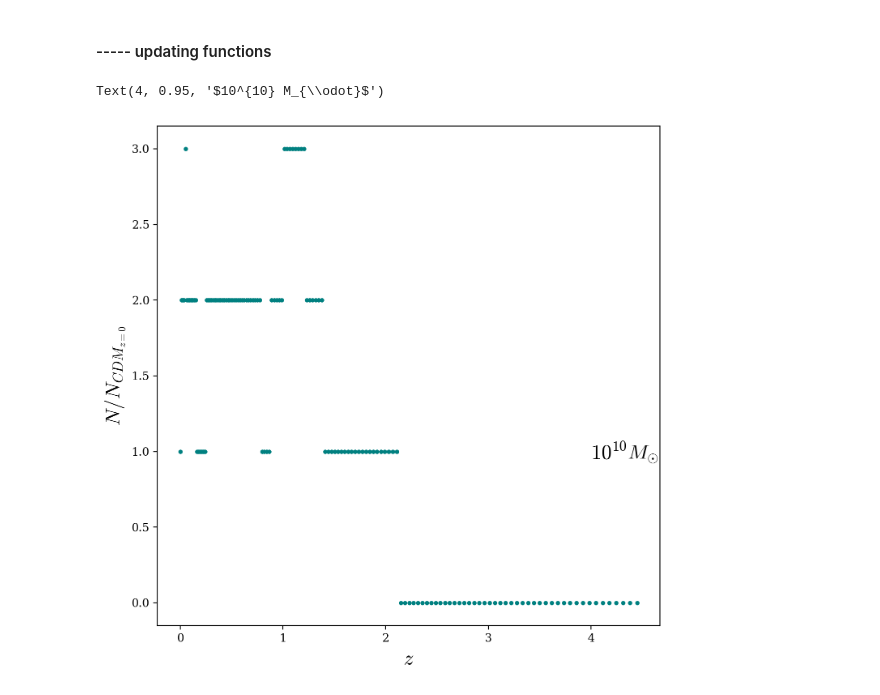
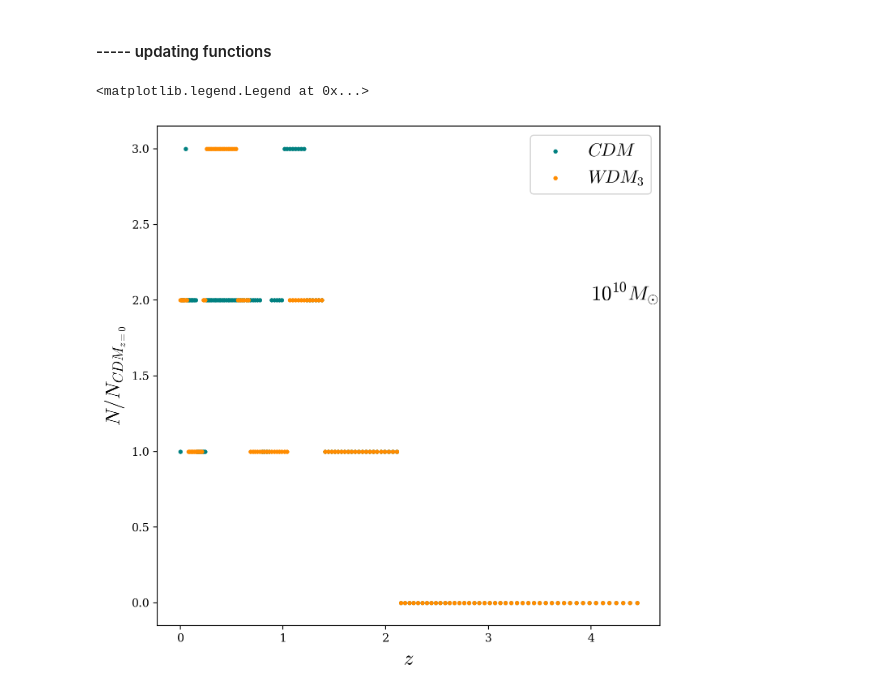
Before and after one commit to theotherlogan/nsbp-2023, a Jupyter notebook: notebooks/hmf_ratios.ipynb, the cells around one changed output. Drawn from its saved outputs; the diff is of its cells as text; code cells hidden in the pictures.

Commit message:
minor figure updates

```diff
--- a/notebooks/hmf_ratios.ipynb
+++ b/notebooks/hmf_ratios.ipynb
@@ -126,12 +126,15 @@ def get_relative_number(model: hlist = cdm, mass: float = 1e8, bin_percent: floa
 
     return ratios, [(1.0/a) - 1.0 for a in a_range]
 # %%
-r, z = get_relative_number(cdm, 1e10)
+# r, z = get_relative_number(cdm, 1e10)
+# r_wdm, z_wdm = get_relative_number(wdm, 1e10)
 plt.figure(figsize=(8,8))
-plt.scatter(z, r, s=8, c='teal', label='CDM')
+plt.scatter(z, r, s=8, c='teal', label=r'$CDM$')
+plt.scatter(z_wdm, r_wdm, s=8, c='darkorange', label=r'$WDM_3$')
 plt.xlabel(r'$z$', fontsize=18)
 plt.ylabel(r'$N/N_{CDM_{z=0}}$', fontsize=18)
-plt.text(4, 0.95, r'$10^{10} M_{\odot}$', fontsize=18)
+plt.text(4, 2.0, r'$10^{10} M_{\odot}$', fontsize=18)
+plt.legend(fontsize=16)
 # %% [output]
-Text(4, 0.95, '$10^{10} M_{\\odot}$')
+<matplotlib.legend.Legend at 0x...>
-[figure, old version]
+[figure, new version]
```
Also changed, not shown: parts of 2 cells of this notebook.
